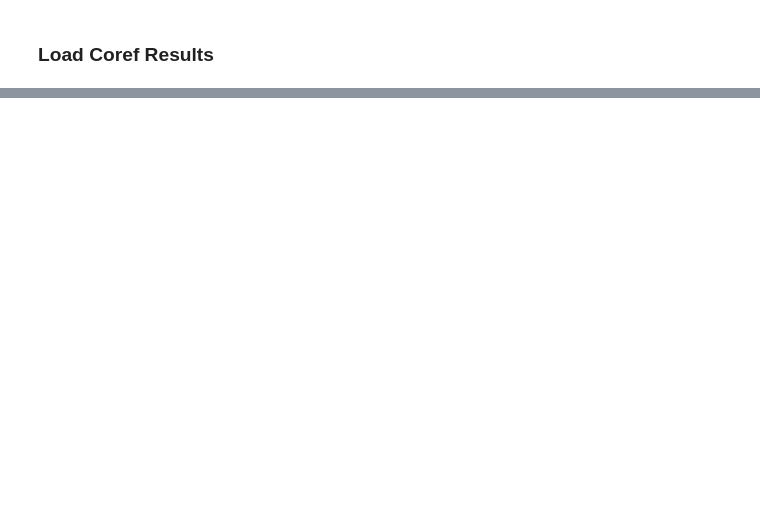
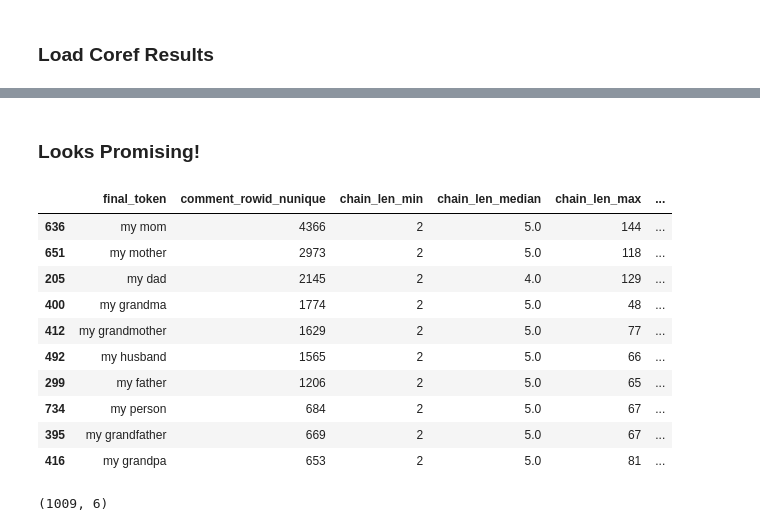
Before and after one commit to dr00b/testing_llm_in_delusion_recognition, a Jupyter notebook: notebooks/knowledgable_informant_narratives.ipynb, the cells around one changed output, grey strips where cells are left out. Saved outputs shown, nothing was run; the diff lists cells and outputs as text; code cells hidden in the pictures; blank space fills up the shorter version.

```diff
--- a/notebooks/knowledgable_informant_narratives.ipynb
+++ b/notebooks/knowledgable_informant_narratives.ipynb
@@ -243,0 +339,21 @@ df.iloc[25:50]
+# %% [markdown]
+### Looks Promising!
+# %%
+df_final_token.reset_index(inplace=True)
+df_final_token.sort_values(by="comment_rowid_nunique", ascending=False).head(10)
+# %% [output]
+|  | final_token | comment_rowid_nunique | chain_len_min | chain_len_median | chain_len_max | ... |
+| 636 | my mom | 4366 | 2 | 5.0 | 144 | ... |
+| 651 | my mother | 2973 | 2 | 5.0 | 118 | ... |
+| 205 | my dad | 2145 | 2 | 4.0 | 129 | ... |
+| 400 | my grandma | 1774 | 2 | 5.0 | 48 | ... |
+| 412 | my grandmother | 1629 | 2 | 5.0 | 77 | ... |
+| 492 | my husband | 1565 | 2 | 5.0 | 66 | ... |
+| 299 | my father | 1206 | 2 | 5.0 | 65 | ... |
+| 734 | my person | 684 | 2 | 5.0 | 67 | ... |
+| 395 | my grandfather | 669 | 2 | 5.0 | 67 | ... |
+| 416 | my grandpa | 653 | 2 | 5.0 | 81 | ... |
+# %%
+df_final_token.shape
+# %% [output]
+(1009, 6)
```
Also changed, not shown: parts of 41 cells of this notebook, 2 other files.
